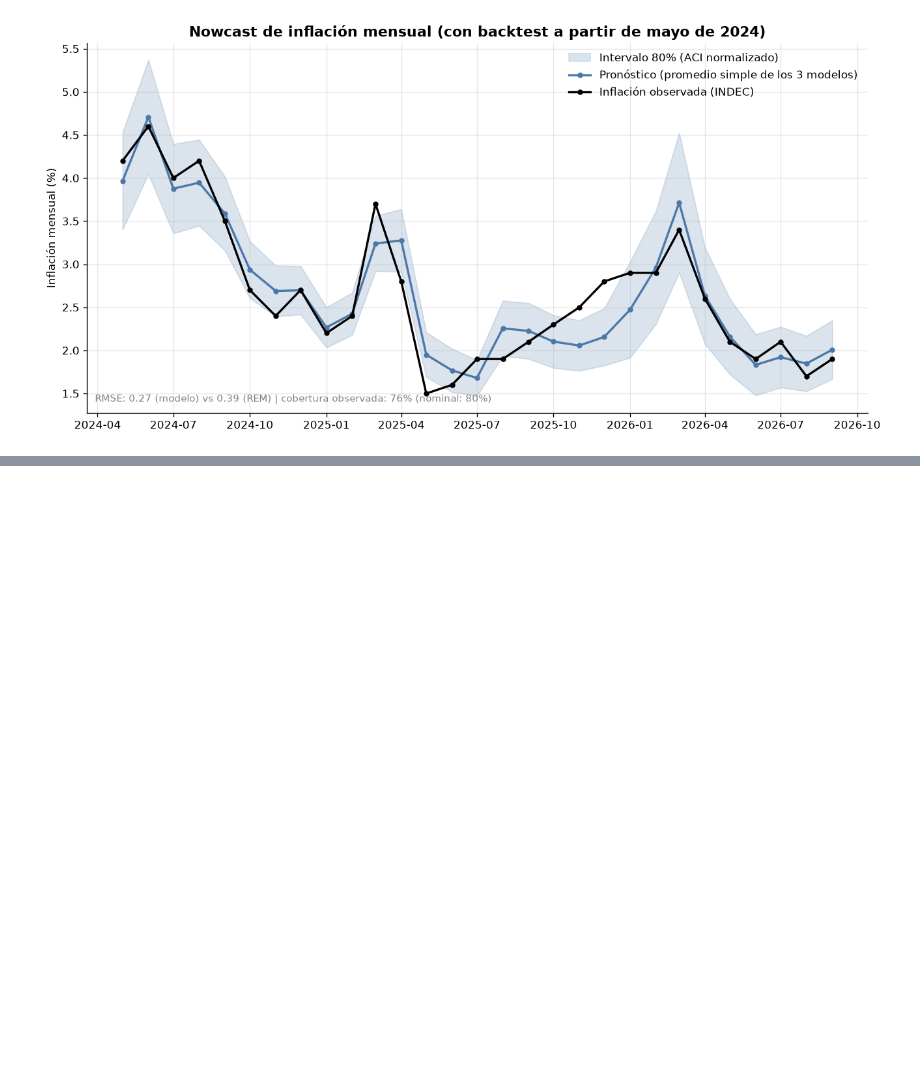
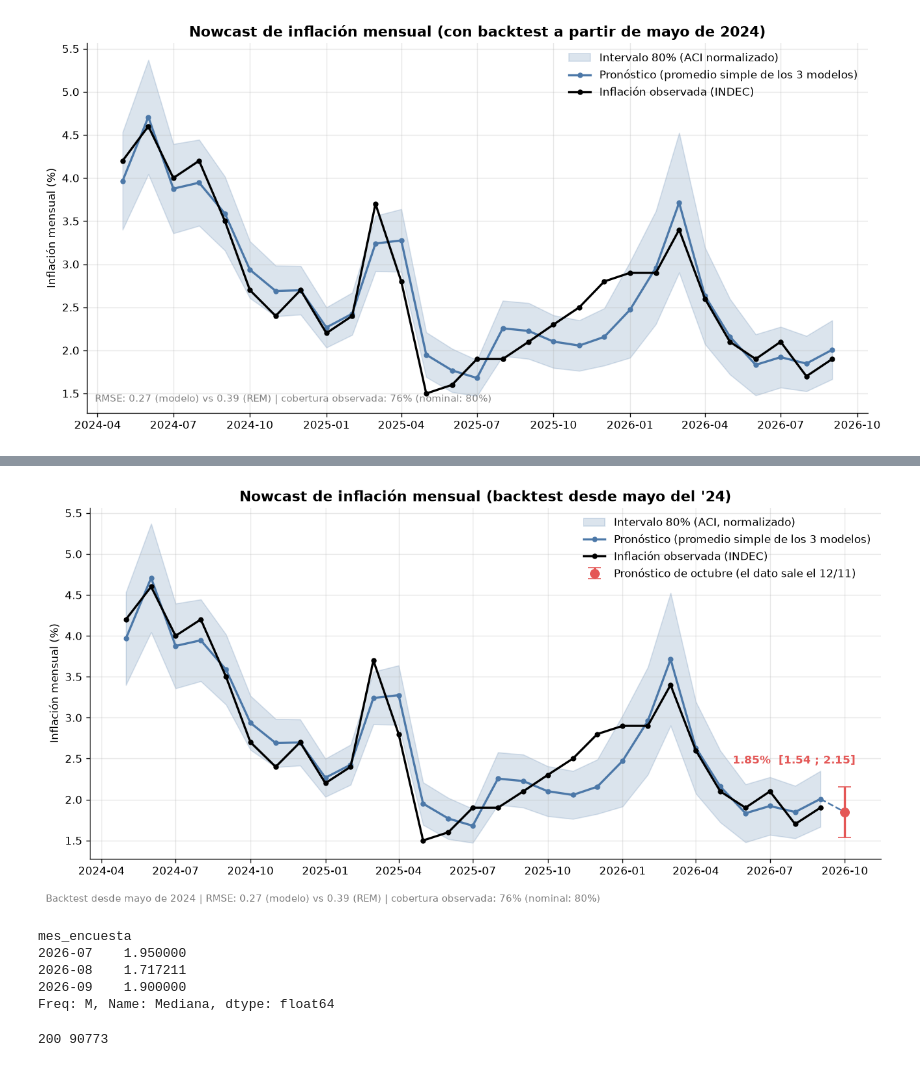
Before and after one commit to maximoquintia/inflacion-ar, a Jupyter notebook: notebooks/01_bcra_inflacion.ipynb, the cells around one changed output, grey strips where cells are left out. Saved outputs shown, nothing was run; the diff lists cells and outputs as text; code cells hidden in the pictures; blank space fills up the shorter version.

Commit message:
nowcast mensual de inflacion: modelos, backtest, intervalos y pipeline mensual

```diff
--- a/notebooks/01_bcra_inflacion.ipynb
+++ b/notebooks/01_bcra_inflacion.ipynb
@@ -983,0 +998,6 @@ plt.show()
+# %%
+tabla.loc["2026-10","rem"]=1.8   # pongo la mediana del rem de octubre en la fila de octubre
+
+fila_oct=tabla.loc[["2026-10"], variables]   # la fila de octubre con las 19 variables del modelo (doble corchete = tabla de 1 fila)
+print(fila_oct.T)   # la traspongo para leerla vertical: una variable por renglon
+print(fila_oct.isna().sum().sum(), "valores faltantes")   # cuantos NaN quedan en total (esperamos 0)
@@ -983,0 +1047,8 @@ plt.show()
+# %%
+pasados=e_rel.iloc[-24:]   # errores relativos de los ultimos 24 meses del backtest (octubre 2024 a septiembre 2026)
+nivel=np.clip(1-alpha_t, 0, 1)   # percentil a usar, segun el alpha_t con el que termino el backtest
+rel=pasados.quantile(nivel)   # error relativo tipico: ese percentil de los errores pasados
+ancho=rel*p_prom   # lo paso a puntos de inflacion multiplicando por el pronostico de octubre
+
+print("alpha_t:", round(alpha_t,3), "| nivel:", round(nivel,3), "| error relativo:", round(rel,3), "| ancho (+/-):", round(ancho,2))   # los pasos intermedios, para entender de donde sale el ancho
+print("intervalo 80%: [", round(p_prom-ancho,2), ",", round(p_prom+ancho,2), "]")   # limite inferior y superior
@@ -983,0 +1074,48 @@ plt.show()
+# %%
+w=resultados.dropna(subset=["q_n"]).loc["2024-05":]   # backtest con intervalo normalizado, desde mayo 2024
+x=w.index.to_timestamp()   # meses a fechas normales
+x_oct=pd.Period("2026-10","M").to_timestamp()   # octubre 2026 como fecha, para ubicar el pronostico en el eje
+cob=((w["inflacion"]>=w["inf_n"])&(w["inflacion"]<=w["sup_n"])).mean()   # cobertura del backtest
+err=rmse(w["inflacion"]-w["prom"])   # rmse del promedio en el backtest
+err_rem=rmse(w["inflacion"]-w["rem"])   # rmse del rem en el backtest
+
+fig, ax=plt.subplots(figsize=(11,5.5), dpi=120)
+
+ax.fill_between(x, w["inf_n"], w["sup_n"], color="#4C78A8", alpha=0.2, label="Intervalo 80% (ACI, normalizado)")   # banda del backtest
+ax.plot(x, w["prom"], color="#4C78A8", marker="o", markersize=4, linewidth=2, label="Pronóstico (promedio simple de los 3 modelos)")   # pronostico historico
+ax.plot(x, w["inflacion"], color="black", marker="o", markersize=4, linewidth=2, label="Inflación observada (INDEC)")   # dato real
+
+ax.plot([x[-1], x_oct], [w["prom"].iloc[-1], p_prom], color="#4C78A8", linestyle="--", linewidth=1.5)   # linea punteada que une el ultimo pronostico del backtest con el de octubre
+ax.errorbar(x_oct, p_prom, yerr=ancho, fmt="o", color="#E45756", capsize=6, markersize=8, linewidth=2, label="Pronóstico de octubre (el dato sale el 12/11)")   # punto rojo con barra de error: el pronostico en vivo y su intervalo
+ax.annotate(f"{p_prom:.2f}%  [{p_prom-ancho:.2f} ; {p_prom+ancho:.2f}]", (x_oct, p_prom), textcoords="offset points", xytext=(10,45), ha="right", color="#E45756", fontsize=10, fontweight="bold")   # etiqueta arriba del punto y alineada a la derecha, para que no se corte
+
+ax.set_ylabel("Inflación mensual (%)")
+ax.set_title("Nowcast de inflación mensual (backtest desde mayo del '24)", fontsize=13, fontweight="bold")
+ax.grid(alpha=0.3)
+ax.spines[["top","right"]].set_visible(False)
+ax.legend(frameon=False)
+
+fig.text(0.01, 0.01, f"Backtest desde mayo de 2024 | RMSE: {err:.2f} (modelo) vs {err_rem:.2f} (REM) | cobertura observada: {cob:.0%} (nominal: 80%)", fontsize=9, color="gray")   # pie fuera del grafico, para no pisar los datos
+
+plt.tight_layout(rect=[0, 0.04, 1, 1])   # dejo libre un 4% abajo para el pie
+plt.savefig("../figs/nowcast_octubre.png", dpi=200)   # archivo nuevo
+plt.show()
+# %% [output]
+[figure, added]
+# %%
+print(h0.set_index("mes_encuesta")["Mediana"].tail(3))   # medianas del rem de los ultimos 3 meses, con todos los decimales
+# %% [output]
+mes_encuesta
+2026-07    1.950000
+2026-08    1.717211
+2026-09    1.900000
+Freq: M, Name: Mediana, dtype: float64
+# %%
+url_t="https://www.bcra.gob.ar/archivos/Pdfs/PublicacionesEstadisticas/informes/relevamiento-expectativas-mercado-tablas-2026-10.xlsx"   # mismo nombre que el de septiembre, cambiando el mes
+r=requests.get(url_t)   # intento bajarlo
+print(r.status_code, len(r.content))   # 200 y un tamaño grande = existe; 404 = todavia no esta
+if r.status_code==200:
+    with open("../data/raw/rem_tablas_2026_10.xlsx","wb") as f:   # si existe lo guardo
+        f.write(r.content)
+# %% [output]
+200 90773
```
Also changed, not shown: parts of 6 cells of this notebook, 5 other files.
